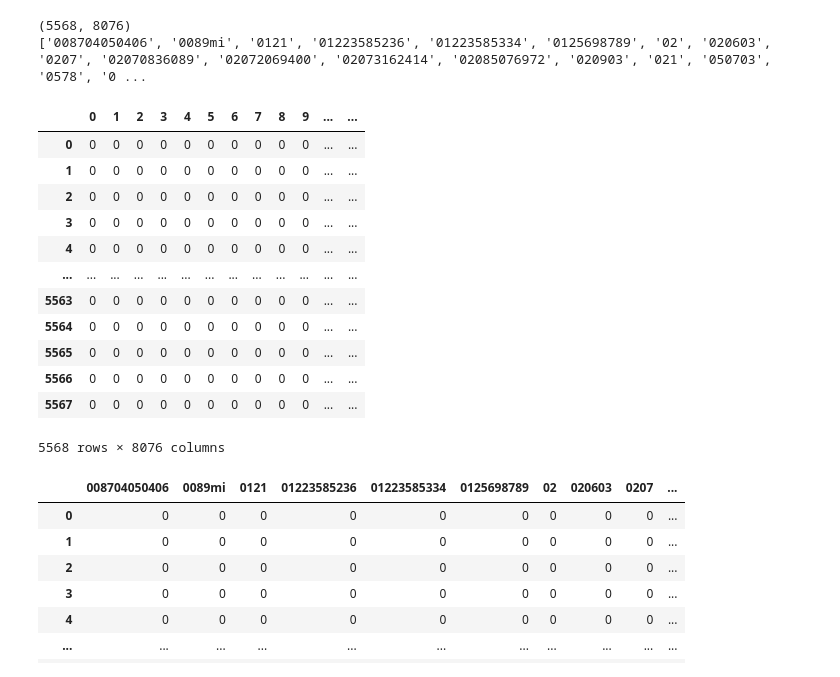
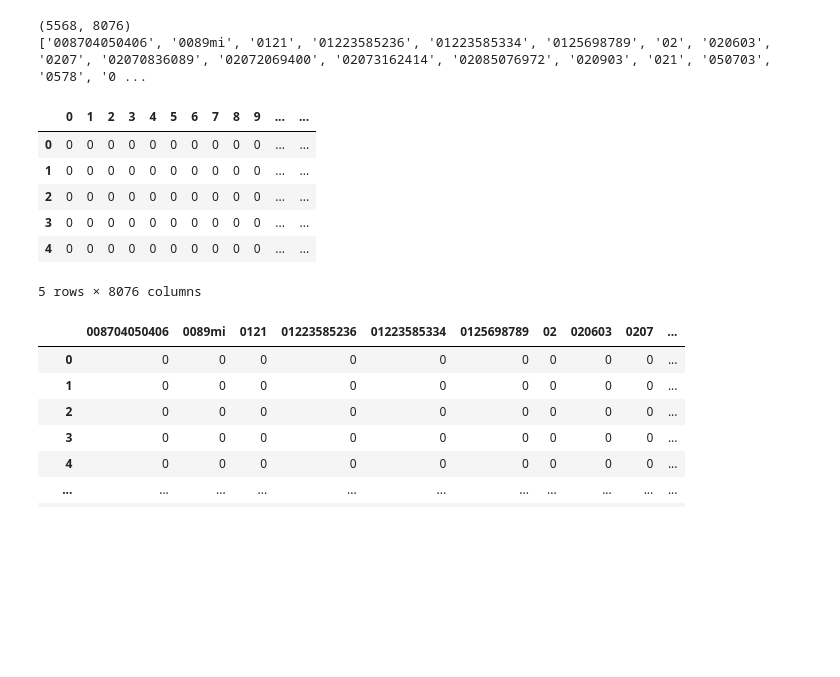
Before and after one commit to abhiyanbhattarai/NLP-Tutorial, a Jupyter notebook: NLP Learning.ipynb, the cells around one changed output. Saved outputs shown, nothing was run; the diff lists cells and outputs as text; code cells hidden in the pictures; blank space fills up the shorter version.

Commit message:
Displaying only head

```diff
--- a/NLP Learning.ipynb
+++ b/NLP Learning.ipynb
@@ -224,21 +224,15 @@ print(feature_names[:50])
 # %%
 # creating the dataframe for the X_counts and creating a sparse matrix of the data
 X_counts_df = pd.DataFrame(X_counts.toarray())
-X_counts_df
+X_counts_df.head()
 # %% [output]
 |  | 0 | 1 | 2 | 3 | 4 | 5 | 6 | 7 | 8 | 9 | ... | ... |
 | 0 | 0 | 0 | 0 | 0 | 0 | 0 | 0 | 0 | 0 | 0 | ... | ... |
 | 1 | 0 | 0 | 0 | 0 | 0 | 0 | 0 | 0 | 0 | 0 | ... | ... |
 | 2 | 0 | 0 | 0 | 0 | 0 | 0 | 0 | 0 | 0 | 0 | ... | ... |
 | 3 | 0 | 0 | 0 | 0 | 0 | 0 | 0 | 0 | 0 | 0 | ... | ... |
 | 4 | 0 | 0 | 0 | 0 | 0 | 0 | 0 | 0 | 0 | 0 | ... | ... |
-| ... | ... | ... | ... | ... | ... | ... | ... | ... | ... | ... | ... | ... |
-| 5563 | 0 | 0 | 0 | 0 | 0 | 0 | 0 | 0 | 0 | 0 | ... | ... |
-| 5564 | 0 | 0 | 0 | 0 | 0 | 0 | 0 | 0 | 0 | 0 | ... | ... |
-| 5565 | 0 | 0 | 0 | 0 | 0 | 0 | 0 | 0 | 0 | 0 | ... | ... |
-| 5566 | 0 | 0 | 0 | 0 | 0 | 0 | 0 | 0 | 0 | 0 | ... | ... |
-| 5567 | 0 | 0 | 0 | 0 | 0 | 0 | 0 | 0 | 0 | 0 | ... | ... |
-5568 rows × 8076 columns
+5 rows × 8076 columns
 # %%
 # giving the feature names to the X_count dataframe
 X_counts_df.columns = count_vect.get_feature_names()
```
Also changed, not shown: parts of 34 cells of this notebook.
